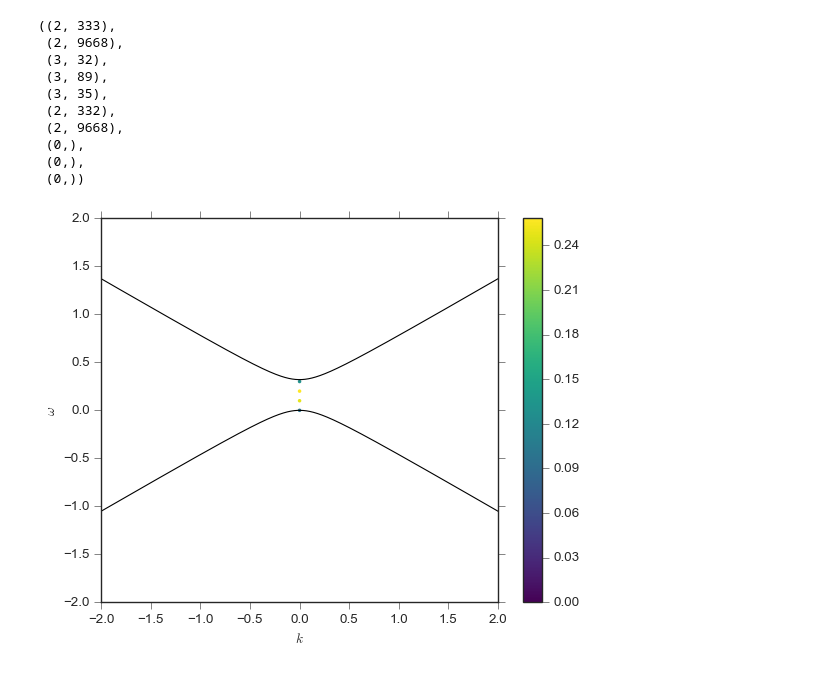
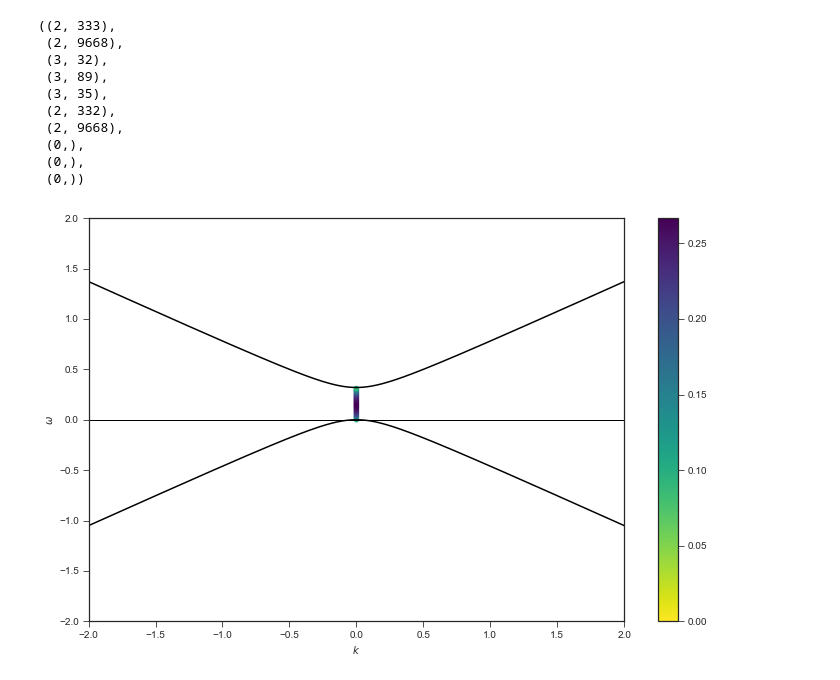
Before and after one commit to emptymalei/dispersion-relation-paper, a Jupyter notebook: program/plots.ipynb, the cells around one changed output. Drawn from its saved outputs; the diff is of its cells as text; code cells hidden in the pictures.

```diff
--- a/program/plots.ipynb
+++ b/program/plots.ipynb
@@ -13,6 +13,8 @@ rcParams['font.family'] = 'sans-serif'
 # Times-Roman
 
 ftsz = 22
+lsaPTS = 30
+CBAR = 'viridis_r'
 # %%
 print(plt.style.available)
 # %% [output]
@@ -104,15 +106,17 @@ lsaMZAmRODataDBC1.shape, \
 # %%
 spectDBWC1DRDBMAAPlt,  spectDBWC1DRDBMAAPltax = plt.subplots()
 plt.plot(spectDBWC1DRDBPltDataUpper[0],spectDBWC1DRDBPltDataUpper[1],'-k')
 plt.plot(spectDBWC1DRDBPltDataLower[0],spectDBWC1DRDBPltDataLower[1],'-k')
-lsaMAARODataDBWC1Plt =plt.scatter(lsaMAARODataDBWC1[1][::10],lsaMAARODataDBWC1[0][::10], c=lsaMAARODataDBWC1[2][::10], s=10, vmin=0, cmap='viridis', edgecolors='none')
+db3c4seg =1
+lsaMAARODataDBWC1Plt =plt.scatter(lsaMAARODataDBWC1[1][::db3c4seg],lsaMAARODataDBWC1[0][::db3c4seg], c=lsaMAARODataDBWC1[2][::db3c4seg], s=lsaPTS, vmin=0, cmap=CBAR, edgecolors='none')
 plt.colorbar(lsaMAARODataDBWC1Plt)
+plt.axhline(y=0, xmin=0, xmax=1, linewidth=1, color = 'k')
 plt.xlim([-2,2])
 plt.ylim([-2,2])
 plt.xlabel('$k$')
 plt.ylabel('$\omega$')
 # plt.title('Dispersion Relation and Instabilities for WC1')
 plt.savefig('../assets/spectDBWC1DRDBMAAPlt.pdf',bbox_inches='tight')
 plt.show()
 # %% [output]
-[figure, old version]
+[figure, new version]
```
Also changed, not shown: parts of 22 cells of this notebook, 31 other files.
